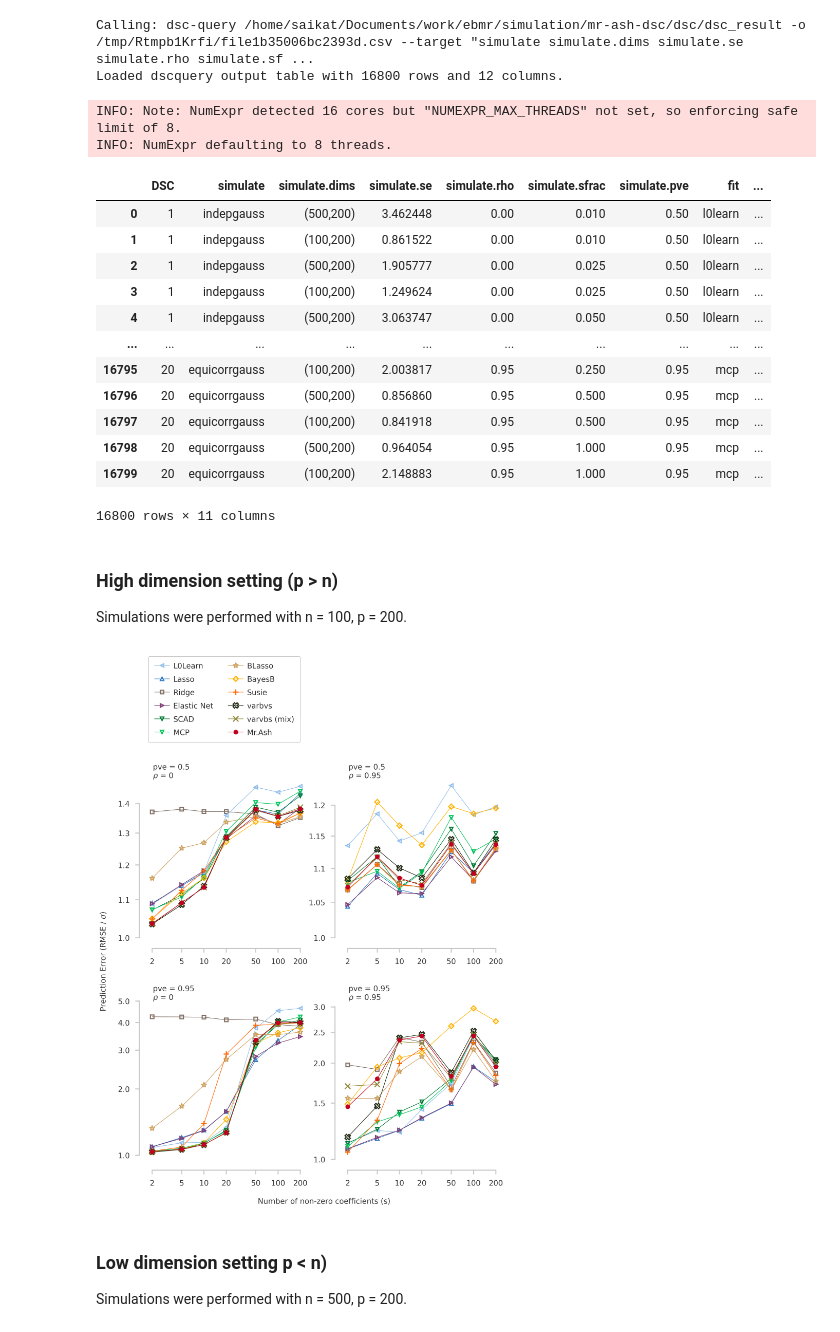
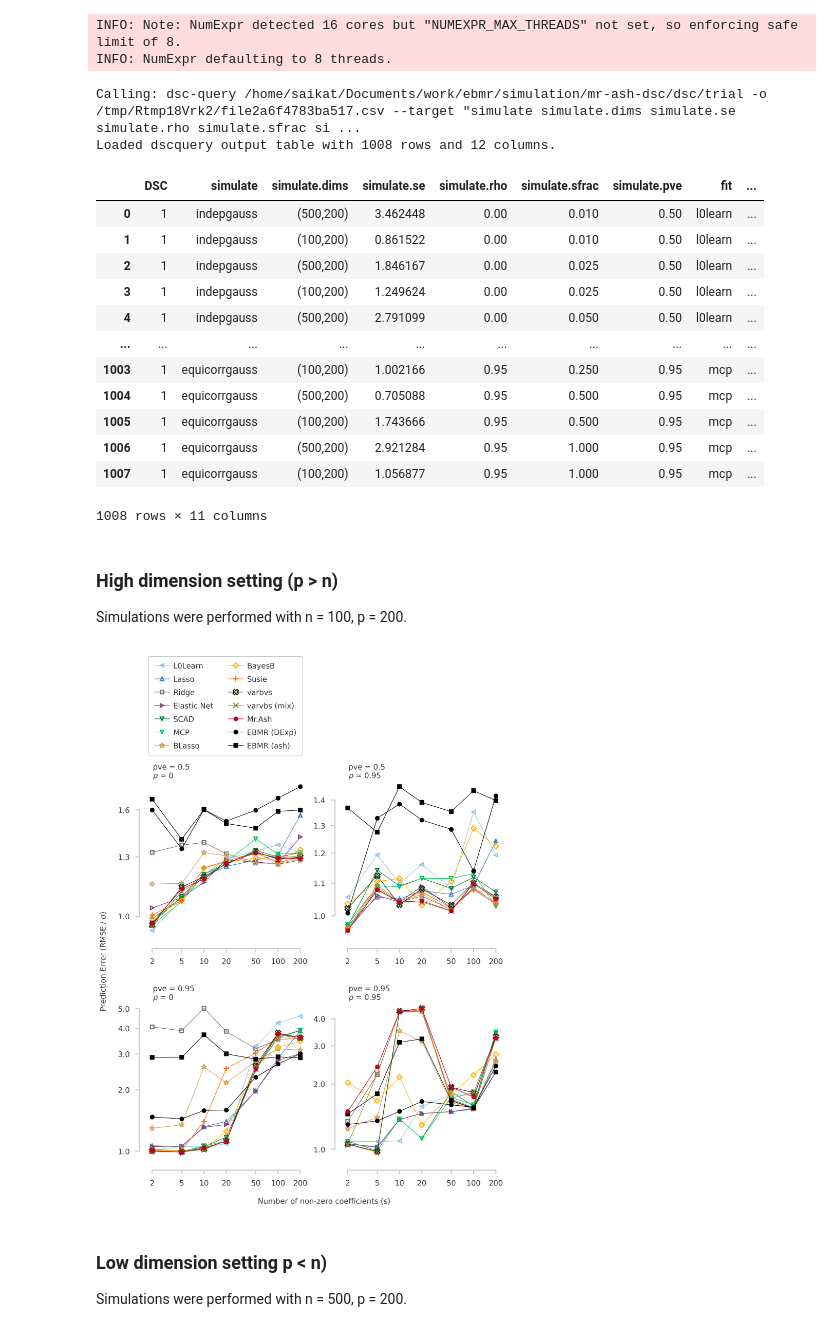
Before and after one commit to stephenslab/eb-linreg-dsc, a Jupyter notebook: analysis/prediction_error_with_varying_dim_sparsity_pve_corr.ipynb, the cells around one changed output. Saved outputs shown, nothing was run; the diff lists cells and outputs as text; code cells hidden in the pictures.

```diff
--- a/analysis/prediction_error_with_varying_dim_sparsity_pve_corr.ipynb
+++ b/analysis/prediction_error_with_varying_dim_sparsity_pve_corr.ipynb
@@ -22,11 +22,11 @@ mpl_stylesheet.banskt_presentation(dpi = 300, colors = 'banskt', splinecolor = "
 # %%
-dsc_outdir = os.path.realpath("../dsc/dsc_result")
+dsc_outdir = os.path.realpath("../dsc/trial")
 
 # methods in the simulation
 methods = ["ridge", "lasso", "lasso_1se", "elastic_net",
            "elastic_net_1se", "l0learn", "scad", "mcp",
            "susie", "varbvs", "varbvsmix", "blasso", "bayesb",
-           "mr_ash", "mr_ash_init"]
+           "mr_ash", "mr_ash_init", "em_vamp"]
 highdims = (100, 200)
 lowdims  = (500, 200)
 sfracs = [0.01, 0.025, 0.05, 0.1, 0.25, 0.5, 1.0]
@@ -38,23 +38,23 @@ dscout['score1'] = np.sqrt(dscout['mse.err'])/dscout['simulate.se']
 pve_list = sorted(list(set(dscout["simulate.pve"].to_list())))
 rho_list = sorted(list(set(dscout["simulate.rho"].to_list())))
 # %% [output]
-Calling: dsc-query /home/saikat/Documents/work/ebmr/simulation/mr-ash-dsc/dsc/dsc_result -o /tmp/Rtmpb1Krfi/file1b35006bc2393d.csv --target "simulate simulate.dims simulate.se simulate.rho simulate.sf ...
-Loaded dscquery output table with 16800 rows and 12 columns.
+INFO: Note: NumExpr detected 16 cores but "NUMEXPR_MAX_THREADS" not set, so enforcing safe limit of 8.
+INFO: NumExpr defaulting to 8 threads.
-INFO: Note: NumExpr detected 16 cores but "NUMEXPR_MAX_THREADS" not set, so enforcing safe limit of 8.
-INFO: NumExpr defaulting to 8 threads.
+Calling: dsc-query /home/saikat/Documents/work/ebmr/simulation/mr-ash-dsc/dsc/trial -o /tmp/Rtmp18Vrk2/file2a6f4783ba517.csv --target "simulate simulate.dims simulate.se simulate.rho simulate.sfrac si ...
+Loaded dscquery output table with 1008 rows and 12 columns.
 # %%
 dscout
 # %% [output]
 |  | DSC | simulate | simulate.dims | simulate.se | simulate.rho | simulate.sfrac | simulate.pve | fit | ... |
 | 0 | 1 | indepgauss | (500,200) | 3.462448 | 0.00 | 0.010 | 0.50 | l0learn | ... |
 | 1 | 1 | indepgauss | (100,200) | 0.861522 | 0.00 | 0.010 | 0.50 | l0learn | ... |
-| 2 | 1 | indepgauss | (500,200) | 1.905777 | 0.00 | 0.025 | 0.50 | l0learn | ... |
+| 2 | 1 | indepgauss | (500,200) | 1.846167 | 0.00 | 0.025 | 0.50 | l0learn | ... |
 | 3 | 1 | indepgauss | (100,200) | 1.249624 | 0.00 | 0.025 | 0.50 | l0learn | ... |
-| 4 | 1 | indepgauss | (500,200) | 3.063747 | 0.00 | 0.050 | 0.50 | l0learn | ... |
+| 4 | 1 | indepgauss | (500,200) | 2.791099 | 0.00 | 0.050 | 0.50 | l0learn | ... |
 | ... | ... | ... | ... | ... | ... | ... | ... | ... | ... |
-| 16795 | 20 | equicorrgauss | (100,200) | 2.003817 | 0.95 | 0.250 | 0.95 | mcp | ... |
-| 16796 | 20 | equicorrgauss | (500,200) | 0.856860 | 0.95 | 0.500 | 0.95 | mcp | ... |
-| 16797 | 20 | equicorrgauss | (100,200) | 0.841918 | 0.95 | 0.500 | 0.95 | mcp | ... |
-| 16798 | 20 | equicorrgauss | (500,200) | 0.964054 | 0.95 | 1.000 | 0.95 | mcp | ... |
-| 16799 | 20 | equicorrgauss | (100,200) | 2.148883 | 0.95 | 1.000 | 0.95 | mcp | ... |
+| 1003 | 1 | equicorrgauss | (100,200) | 1.002166 | 0.95 | 0.250 | 0.95 | mcp | ... |
+| 1004 | 1 | equicorrgauss | (500,200) | 0.705088 | 0.95 | 0.500 | 0.95 | mcp | ... |
+| 1005 | 1 | equicorrgauss | (100,200) | 1.743666 | 0.95 | 0.500 | 0.95 | mcp | ... |
+| 1006 | 1 | equicorrgauss | (500,200) | 2.921284 | 0.95 | 1.000 | 0.95 | mcp | ... |
+| 1007 | 1 | equicorrgauss | (100,200) | 1.056877 | 0.95 | 1.000 | 0.95 | mcp | ... |
-16800 rows × 11 columns
+1008 rows × 11 columns
@@ -201,7 +67,8 @@ whichmethods = ["l0learn", "lasso",
                 "scad", "mcp",
                 "blasso", "bayesb", "susie",
                 "varbvs", "varbvsmix",
-                "mr_ash", #"mr_ash_init"
+                "mr_ash", #"mr_ash_init",
+                "ebmr_lasso", "ebmr_ash"
                ]
 # %% [markdown]
 ### High dimension setting (p > n)
@@ -209,13 +76,13 @@ whichmethods = ["l0learn", "lasso",
 Simulations were performed with n = 100, p = 200.
 # %%
 highdim_condition = [f"$(simulate.dims) == '({highdims[0]},{highdims[1]})'"]
-resdf1         = dscutils.select_dfrows(dscout, highdim_condition)
+resdf1         = pd_utils.select_dfrows(dscout, highdim_condition)
 
 # Create the figure.
 # whichmethods: the methods to be shown in the plot
-create_figure_prediction_error(whichmethods, resdf1, highdims)
+methodplots.create_figure_prediction_error(whichmethods, resdf1, highdims, rho_list, pve_list, sfracs)
 # %% [output]
-[figure, old version]
+[figure, new version]
 # %% [markdown]
 ### Low dimension setting p < n)
 
```
Also changed, not shown: parts of 4 cells of this notebook, 11 other files.
